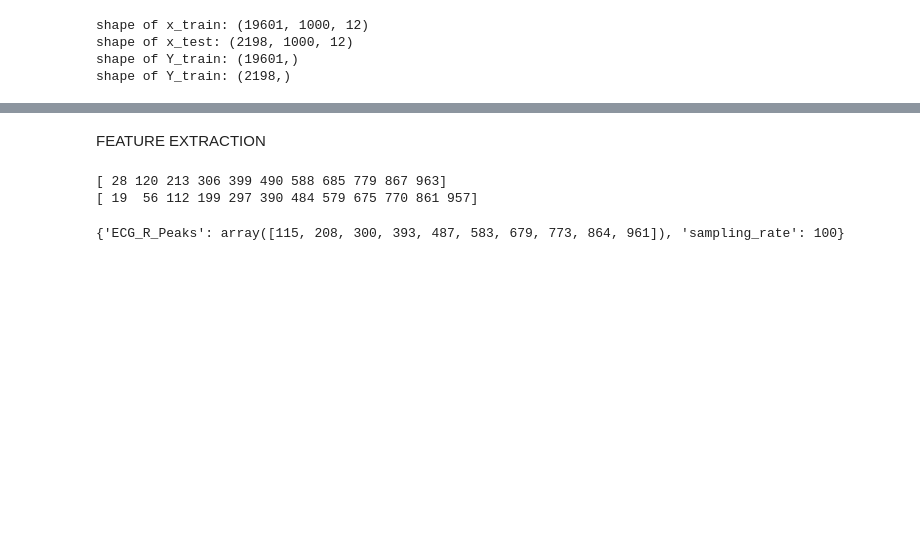
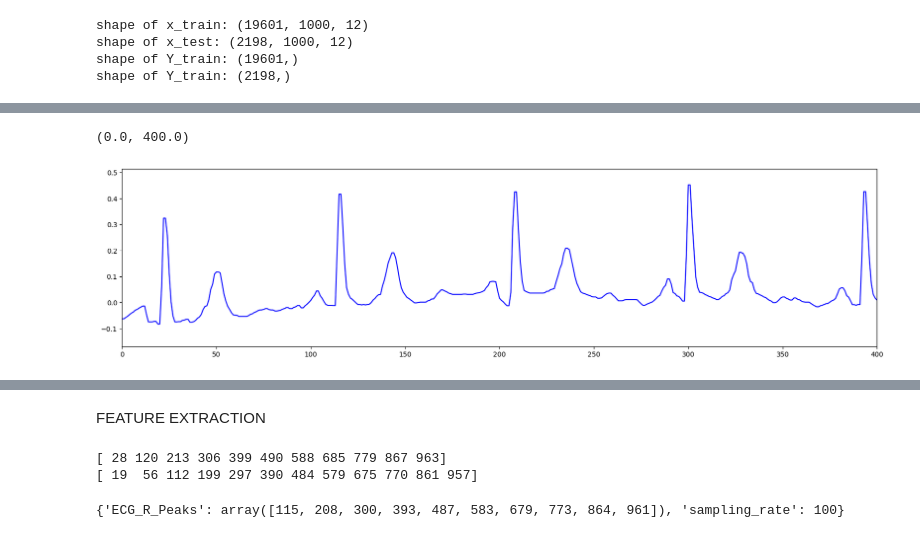
Before and after one commit to donyafiuji/ECG-diagnosis, a Jupyter notebook: data.ipynb, the cells around one changed output, grey strips where cells are left out. Cells and saved outputs as stored; diff of their text form; code cells hidden in the pictures; blank space fills up the shorter version.

```diff
--- a/data.ipynb
+++ b/data.ipynb
@@ -90,0 +107,19 @@ channels = record[1]['sig_name']
+# %%
+from scipy.signal import medfilt
+# 21799 * 1000 * 12
+
+for signal in range(X.shape[0]):
+    for lead in range(X.shape[2]):
+            X [signal,:,lead] = medfilt(X [signal,:,lead])
+
+ECG_filtered = X - np.median(X, axis=1 , keepdims=True)
+# %%
+fig = plt.figure(figsize=(20, 20))
+grid = plt.GridSpec(3, 1, hspace=0.6)
+
+arr_signal = fig.add_subplot(grid[0, 0])
+arr_signal.plot((ECG_filtered[0].T)[11], color = 'blue')
+arr_signal.set_xlim(0, 400)
+# %% [output]
+(0.0, 400.0)
+[figure, added]
```
Also changed, not shown: parts of 11 cells of this notebook, 1 other file.
